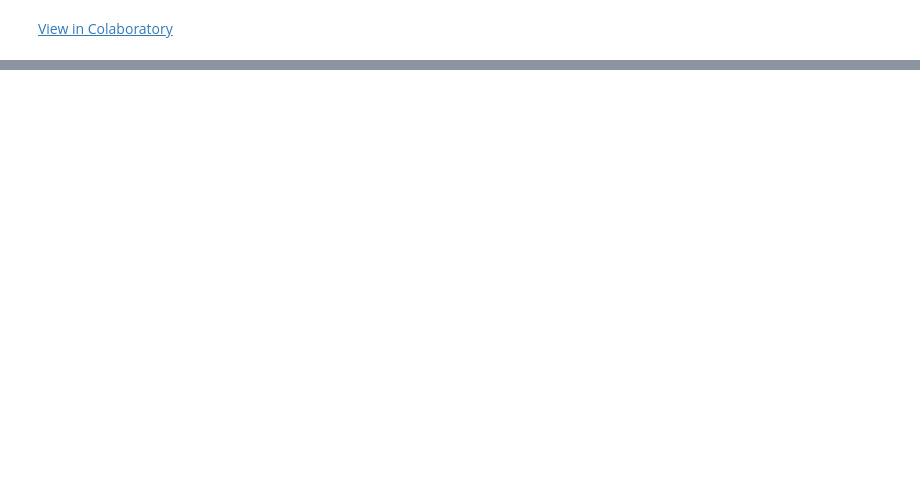
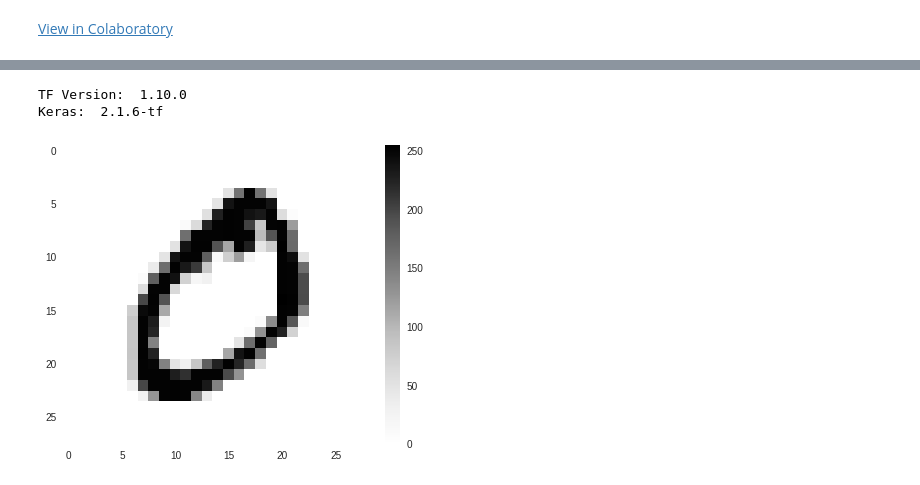
Before and after one commit to devbijoy274/ai_Implementation, a Jupyter notebook: ML_HandWritting_Recognition.ipynb, the cells around one changed output, grey strips where cells are left out. Cells and saved outputs as stored; diff of their text form; code cells hidden in the pictures; blank space fills up the shorter version.

Commit message:
Added more comments and Graph Plot

```diff
--- a/ML_HandWritting_Recognition.ipynb
+++ b/ML_HandWritting_Recognition.ipynb
@@ -5,3 +5,29 @@
 
 <h1>My "Hello World!" in Machine Learning !</h1>
 This is a basic handwritting gesturing project, this will walk through basics of ML and regression. For more project, find my other projects on Github!
+# %%
+# Tensorflow and tf.keras
+import tensorflow as tf
+from tensorflow import keras
+print("TF Version: ", tf.__version__)
+print("Keras: ",keras.__version__)
+
+# Helper Libraries
+import numpy as np
+import matplotlib.pyplot as plt
+# %% [output]
+TF Version:  1.10.0
+Keras:  2.1.6-tf
+# %%
+# Datasets MNIST from Keras
+
+hand_written_mnist = keras.datasets.mnist
+
+(train_images, train_labels), (test_images, test_labels) = hand_written_mnist.load_data()
+
+plt.figure()
+plt.imshow(train_images[1])
+plt.colorbar()
+plt.grid(False)
+# %% [output]
+[figure, added]
```
Also changed, not shown: parts of 2 cells of this notebook.
